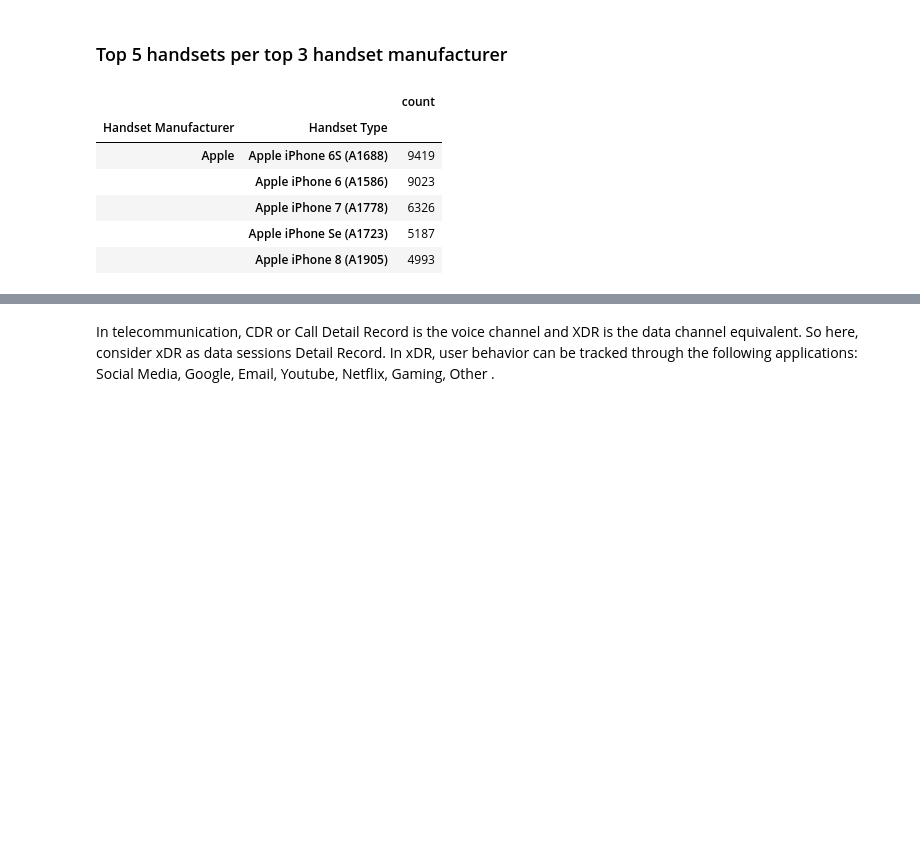
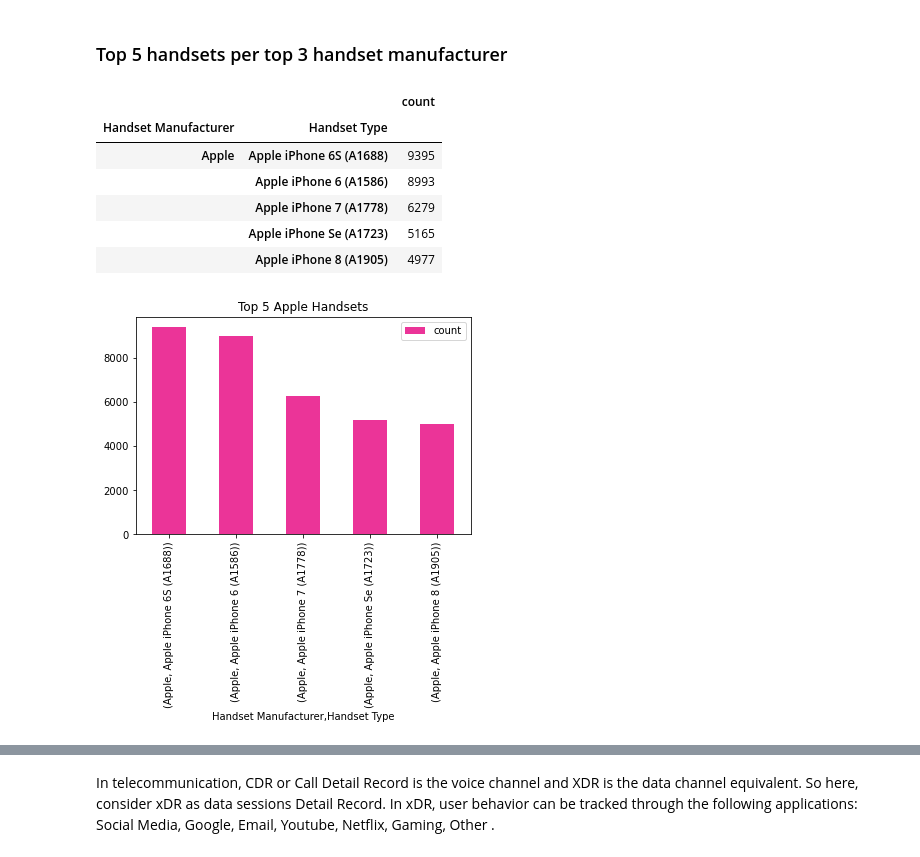
Before and after one commit to BirhanuGebisa/Telecom-User-Analytics, a Jupyter notebook: notebooks/Task1_User_Overview_analysis.ipynb, the cells around one changed output, grey strips where cells are left out. Saved outputs shown, nothing was run; the diff lists cells and outputs as text; code cells hidden in the pictures; blank space fills up the shorter version.

```diff
--- a/notebooks/Task1_User_Overview_analysis.ipynb
+++ b/notebooks/Task1_User_Overview_analysis.ipynb
@@ -12,7 +19,7 @@ Loading Telecom dataset
 # %%
 import warnings
-warnings.filterwarnings('ignore')
+warnings.filterwarnings("ignore", category=FutureWarning)
 pd.set_option('max_column', None)
-telcom = pd.read_csv('../data/Week1_challenge_data_source.csv', na_values=['?',"n.a.","NA","n/a", "na", None])
+telcom = pd.read_csv('../data/cleaned_data.csv', na_values=['?',"n.a.","NA","n/a", "na", None])
 telcom.head()
 # %% [output]
@@ -61,2 +68,4 @@ telcom.describe()
+# %%
+telcom.drop(['Unnamed: 0'], axis=1, inplace=True)
 # %%
 # column names
@@ -126,18 +132,20 @@ Name: Handset Manufacturer, dtype: int64
 # %%
 #Top apple manufacturer handset
 top_apple = telcom.loc[telcom['Handset Manufacturer'] == 'Apple']
 top_apple = top_apple.groupby(['Handset Manufacturer', 'Handset Type']).agg({'Handset Type': ['count']})
 top_apple.columns = ['count']
 top_apple=top_apple.nlargest(5, 'count')
+top_apple.plot.bar(y='count', title="Top 5 Apple Handsets", stacked=True, color='#eb3498')
 top_apple
 # %% [output]
 |  |  | count |
 | Handset Manufacturer | Handset Type |  |
-| Apple | Apple iPhone 6S (A1688) | 9419 |
-|  | Apple iPhone 6 (A1586) | 9023 |
-|  | Apple iPhone 7 (A1778) | 6326 |
-|  | Apple iPhone Se (A1723) | 5187 |
-|  | Apple iPhone 8 (A1905) | 4993 |
+| Apple | Apple iPhone 6S (A1688) | 9395 |
+|  | Apple iPhone 6 (A1586) | 8993 |
+|  | Apple iPhone 7 (A1778) | 6279 |
+|  | Apple iPhone Se (A1723) | 5165 |
+|  | Apple iPhone 8 (A1905) | 4977 |
+[figure, added]
 # %%
 #Top samsung manufacturer handset
 top_samsung = telcom.loc[telcom['Handset Manufacturer'] == 'Samsung']
```
Also changed, not shown: parts of 79 cells of this notebook.
